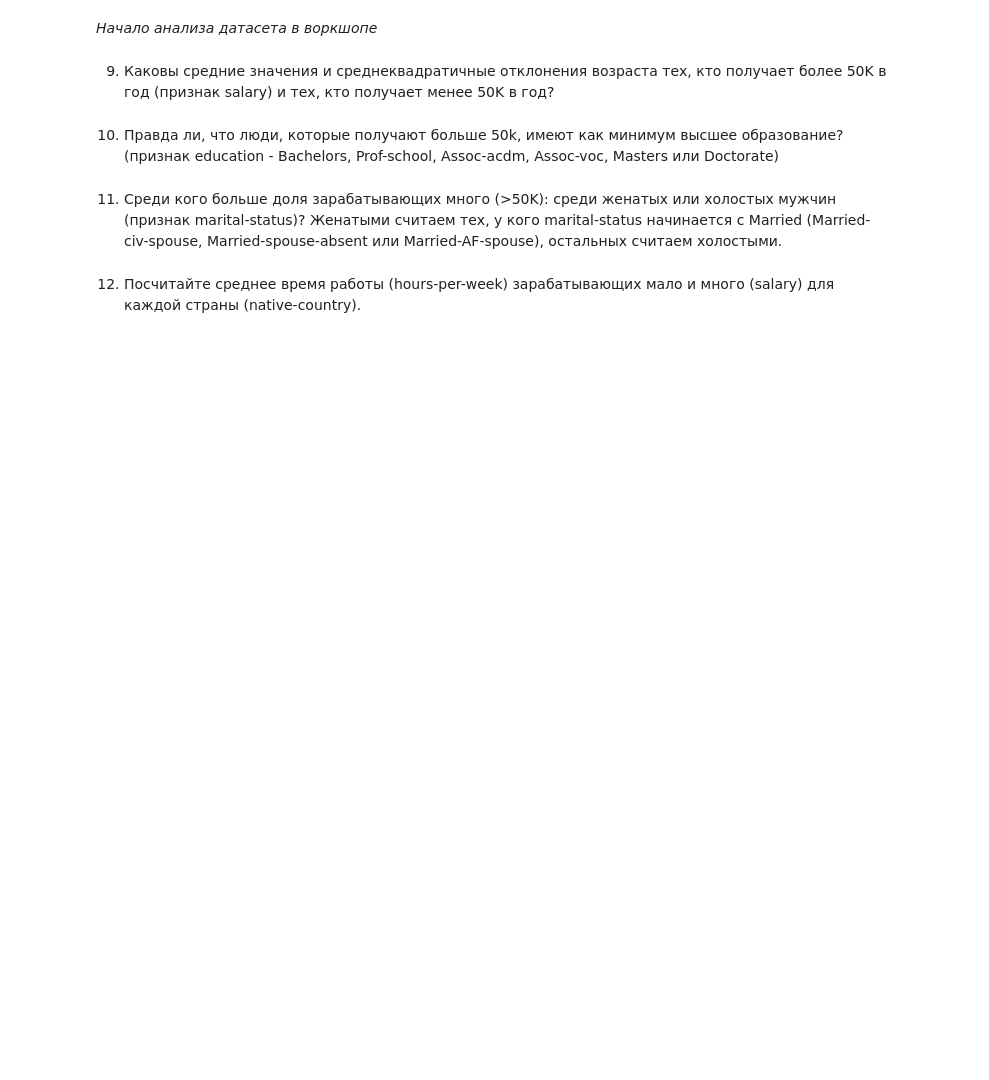
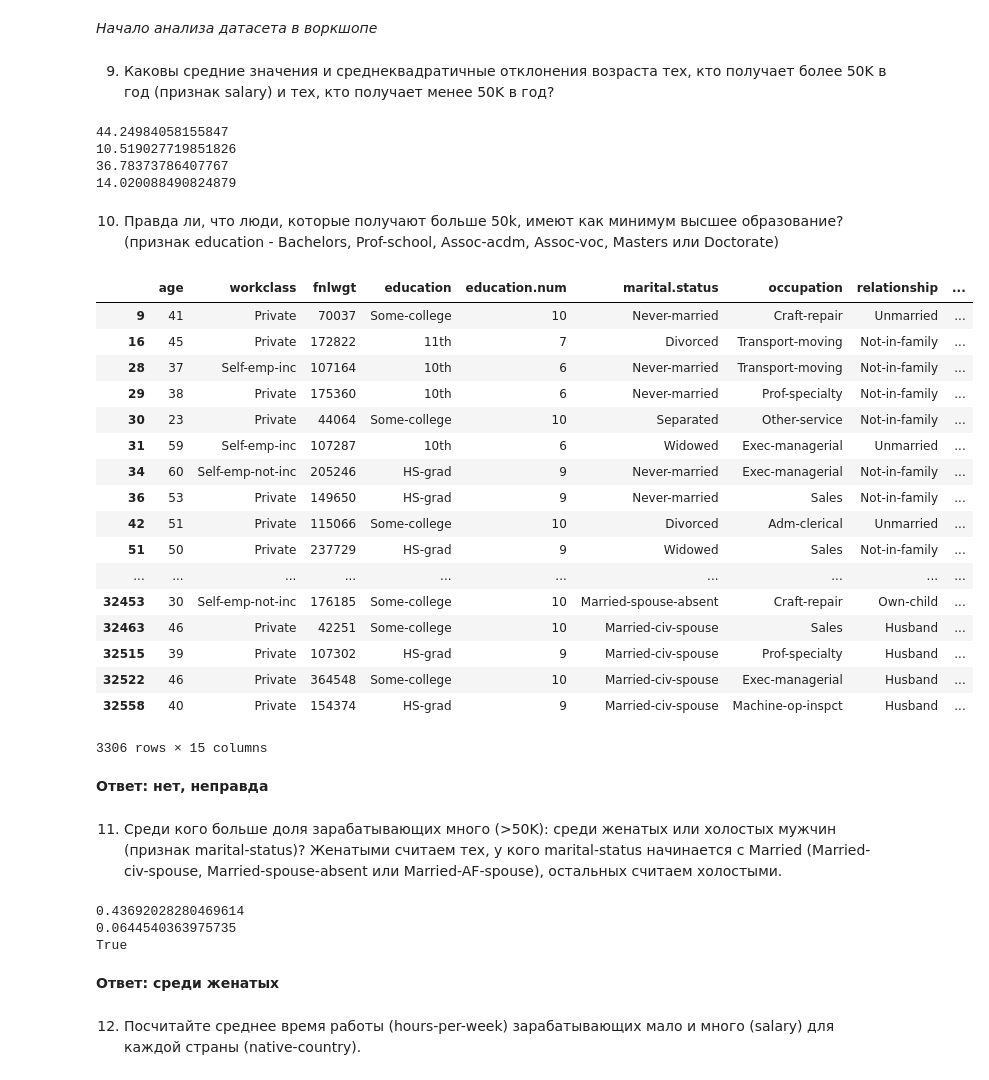
Before and after one commit to evggenshch/7bits_ML_1819, a Jupyter notebook: week2_homework_02-02-homework-pandas.ipynb, the cells around one changed output. Drawn from its saved outputs; the diff is of its cells as text; code cells hidden in the pictures; blank space fills up the shorter version.

```diff
--- a/week2_homework_02-02-homework-pandas.ipynb
+++ b/week2_homework_02-02-homework-pandas.ipynb
@@ -52,9 +61,61 @@ df.head()
 _Начало анализа датасета в воркшопе_
 # %% [markdown]
 9) Каковы средние значения и среднеквадратичные отклонения возраста тех, кто получает более 50K в год (признак salary) и тех, кто получает менее 50K в год?
+# %%
+more_fiftyk_avg = df.loc[(df["income"]==">50K")]["age"].mean(axis=0)
+more_fiftyk_std = df.loc[(df["income"]==">50K")]["age"].std(axis=0)
+print(more_fiftyk_avg)
+print(more_fiftyk_std)
+less_fiftyk_avg = df.loc[(df["income"]=="<=50K")]["age"].mean(axis=0)
+less_fiftyk_std = df.loc[(df["income"]=="<=50K")]["age"].std(axis=0)
+print(less_fiftyk_avg)
+print(less_fiftyk_std)
+# %% [output]
+44.24984058155847
+10.519027719851826
+36.78373786407767
+14.020088490824879
 # %% [markdown]
 10) Правда ли, что люди, которые получают больше 50k, имеют как минимум высшее образование? (признак education - Bachelors, Prof-school, Assoc-acdm, Assoc-voc, Masters или Doctorate)
+# %%
+df.loc[(df["income"]==">50K") & (~df.education.isin(["Bachelors","Prof-school", "Assoc-acdm", "Assoc-voc", "Masters"
+                                                    , "Doctorate"]))]
+# %% [output]
+|  | age | workclass | fnlwgt | education | education.num | marital.status | occupation | relationship | ... |
+| 9 | 41 | Private | 70037 | Some-college | 10 | Never-married | Craft-repair | Unmarried | ... |
+| 16 | 45 | Private | 172822 | 11th | 7 | Divorced | Transport-moving | Not-in-family | ... |
+| 28 | 37 | Self-emp-inc | 107164 | 10th | 6 | Never-married | Transport-moving | Not-in-family | ... |
+| 29 | 38 | Private | 175360 | 10th | 6 | Never-married | Prof-specialty | Not-in-family | ... |
+| 30 | 23 | Private | 44064 | Some-college | 10 | Separated | Other-service | Not-in-family | ... |
+| 31 | 59 | Self-emp-inc | 107287 | 10th | 6 | Widowed | Exec-managerial | Unmarried | ... |
+| 34 | 60 | Self-emp-not-inc | 205246 | HS-grad | 9 | Never-married | Exec-managerial | Not-in-family | ... |
+| 36 | 53 | Private | 149650 | HS-grad | 9 | Never-married | Sales | Not-in-family | ... |
+| 42 | 51 | Private | 115066 | Some-college | 10 | Divorced | Adm-clerical | Unmarried | ... |
+| 51 | 50 | Private | 237729 | HS-grad | 9 | Widowed | Sales | Not-in-family | ... |
+| ... | ... | ... | ... | ... | ... | ... | ... | ... | ... |
+| 32453 | 30 | Self-emp-not-inc | 176185 | Some-college | 10 | Married-spouse-absent | Craft-repair | Own-child | ... |
+| 32463 | 46 | Private | 42251 | Some-college | 10 | Married-civ-spouse | Sales | Husband | ... |
+| 32515 | 39 | Private | 107302 | HS-grad | 9 | Married-civ-spouse | Prof-specialty | Husband | ... |
+| 32522 | 46 | Private | 364548 | Some-college | 10 | Married-civ-spouse | Exec-managerial | Husband | ... |
+| 32558 | 40 | Private | 154374 | HS-grad | 9 | Married-civ-spouse | Machine-op-inspct | Husband | ... |
+3306 rows × 15 columns
+# %% [markdown]
+**Ответ: нет, неправда**
 # %% [markdown]
 11) Среди кого больше доля зарабатывающих много (>50K): среди женатых или холостых мужчин (признак marital-status)? Женатыми считаем тех, у кого marital-status начинается с Married (Married-civ-spouse, Married-spouse-absent или Married-AF-spouse), остальных считаем холостыми.
+# %%
+import re
+
+part_marr = (df.loc[(df["income"]==">50K") & df['marital.status'].str.contains(r'Married*')].shape[0]) / (df.loc[df['marital.status'].str.contains(r'Married*')].shape[0])
+part_unmarr = (df.loc[(df["income"]==">50K") & (~df['marital.status'].str.contains(r'Married*'))].shape[0]) / (df.loc[~df['marital.status'].str.contains(r'Married*')].shape[0])
+print(part_marr)
+print(part_unmarr)
+print(part_marr > part_unmarr)
+# %% [output]
+0.43692028280469614
+0.0644540363975735
+True
+# %% [markdown]
+**Ответ: среди женатых**
 # %% [markdown]
 12) Посчитайте среднее время работы (hours-per-week) зарабатывающих мало и много (salary) для каждой страны (native-country).
```
Also changed, not shown: parts of 5 cells of this notebook, 1 other file.
